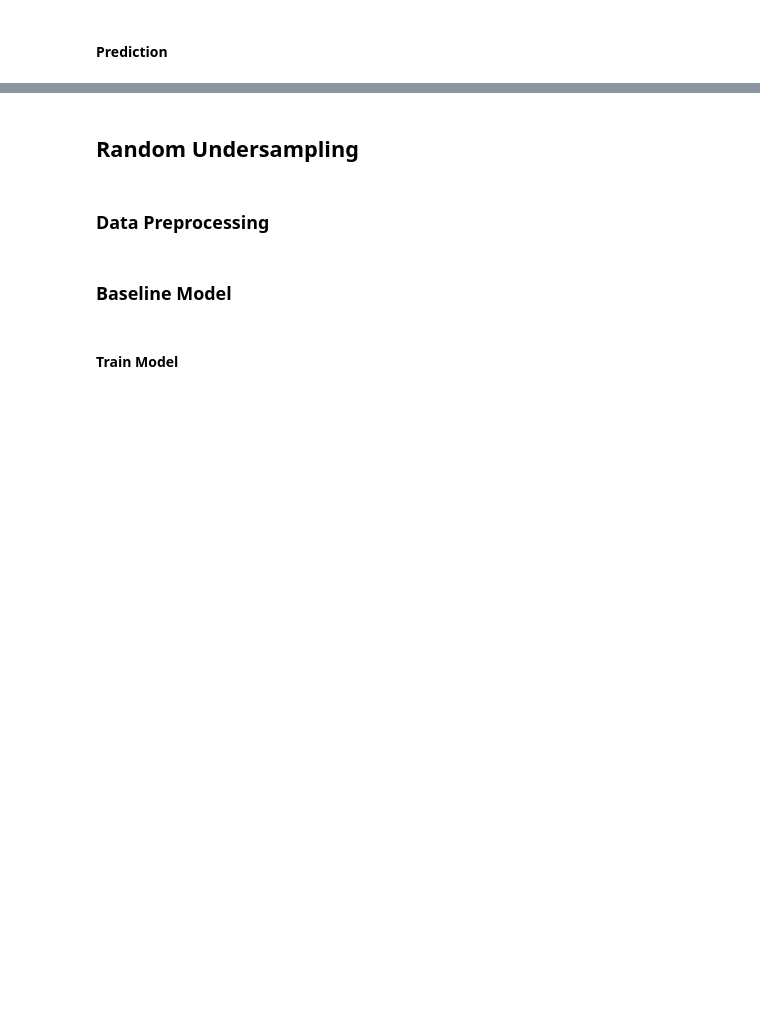
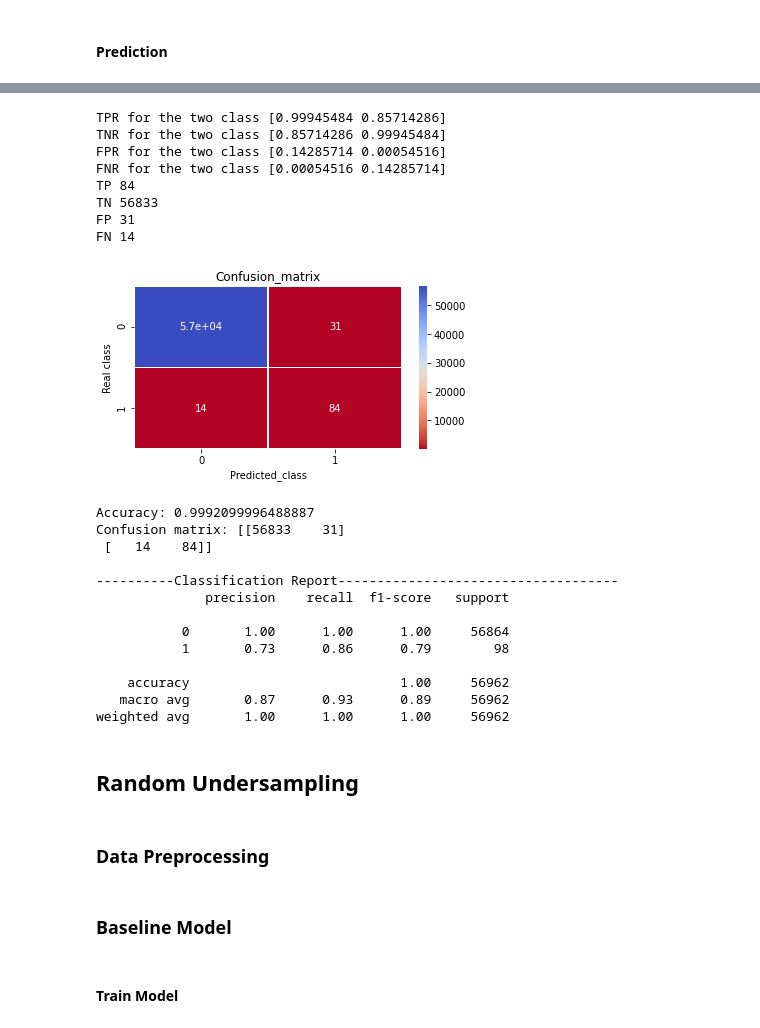
Before and after one commit to umangchaudhry/DSCaseStudy2-Credit-Fraud, a Jupyter notebook: neural_net.ipynb, the cells around one changed output, grey strips where cells are left out. Drawn from its saved outputs; the diff is of its cells as text; code cells hidden in the pictures; blank space fills up the shorter version.

```diff
--- a/neural_net.ipynb
+++ b/neural_net.ipynb
@@ -507,3 +508,66 @@ array([[56826,    38],
+# %%
+fig= plt.figure(figsize=(6,3))# to plot the graph
+FP = con_mat_test.sum(axis=0) - np.diag(con_mat_test)
+FN = con_mat_test.sum(axis=1) - np.diag(con_mat_test)
+TP = np.diag(con_mat_test)
+TN = con_mat_test.sum() - (FP + FN + TP)
+
+# Sensitivity, hit rate, recall, or true positive rate
+TPR = TP/(TP+FN)
+# Specificity or true negative rate
+TNR = TN/(TN+FP)
+# Precision or positive predictive value
+PPV = TP/(TP+FP)
+# Negative predictive value
+NPV = TN/(TN+FN)
+# Fall out or false positive rate
+FPR = FP/(FP+TN)
+# False negative rate
+FNR = FN/(TP+FN)
+# False discovery rate
+FDR = FP/(TP+FP)
+
+print("TPR for the two class", TPR)
+print("TNR for the two class", TNR)
+print("FPR for the two class", FPR)
+print("FNR for the two class", FNR)
+print("TP",con_mat_test[1,1,]) # no of fraud transaction which are predicted fraud
+print("TN",con_mat_test[0,0]) # no. of normal transaction which are predited normal
+print("FP",con_mat_test[0,1]) # no of normal transaction which are predicted fraud
+print("FN",con_mat_test[1,0]) # no of fraud Transaction which are predicted normal
+sns.heatmap(con_mat_test,cmap="coolwarm_r",annot=True,linewidths=0.5)
+plt.title("Confusion_matrix")
+plt.xlabel("Predicted_class")
+plt.ylabel("Real class")
+plt.show()
+print("Accuracy:", acc_test)
+print("Confusion matrix:", con_mat_test)
+
+print("\n----------Classification Report------------------------------------")
+print(classification_report(y_test,ans_test))
+# %% [output]
+TPR for the two class [0.99945484 0.85714286]
+TNR for the two class [0.85714286 0.99945484]
+FPR for the two class [0.14285714 0.00054516]
+FNR for the two class [0.00054516 0.14285714]
+TP 84
+TN 56833
+FP 31
+FN 14
+[figure, added]
+Accuracy: 0.9992099996488887
+Confusion matrix: [[56833    31]
+ [   14    84]]
+
+----------Classification Report------------------------------------
+              precision    recall  f1-score   support
+
+           0       1.00      1.00      1.00     56864
+           1       0.73      0.86      0.79        98
+
+    accuracy                           1.00     56962
+   macro avg       0.87      0.93      0.89     56962
+weighted avg       1.00      1.00      1.00     56962
 # %% [markdown]
 ## Random Undersampling
 # %% [markdown]
```
Also changed, not shown: parts of 11 cells of this notebook.
